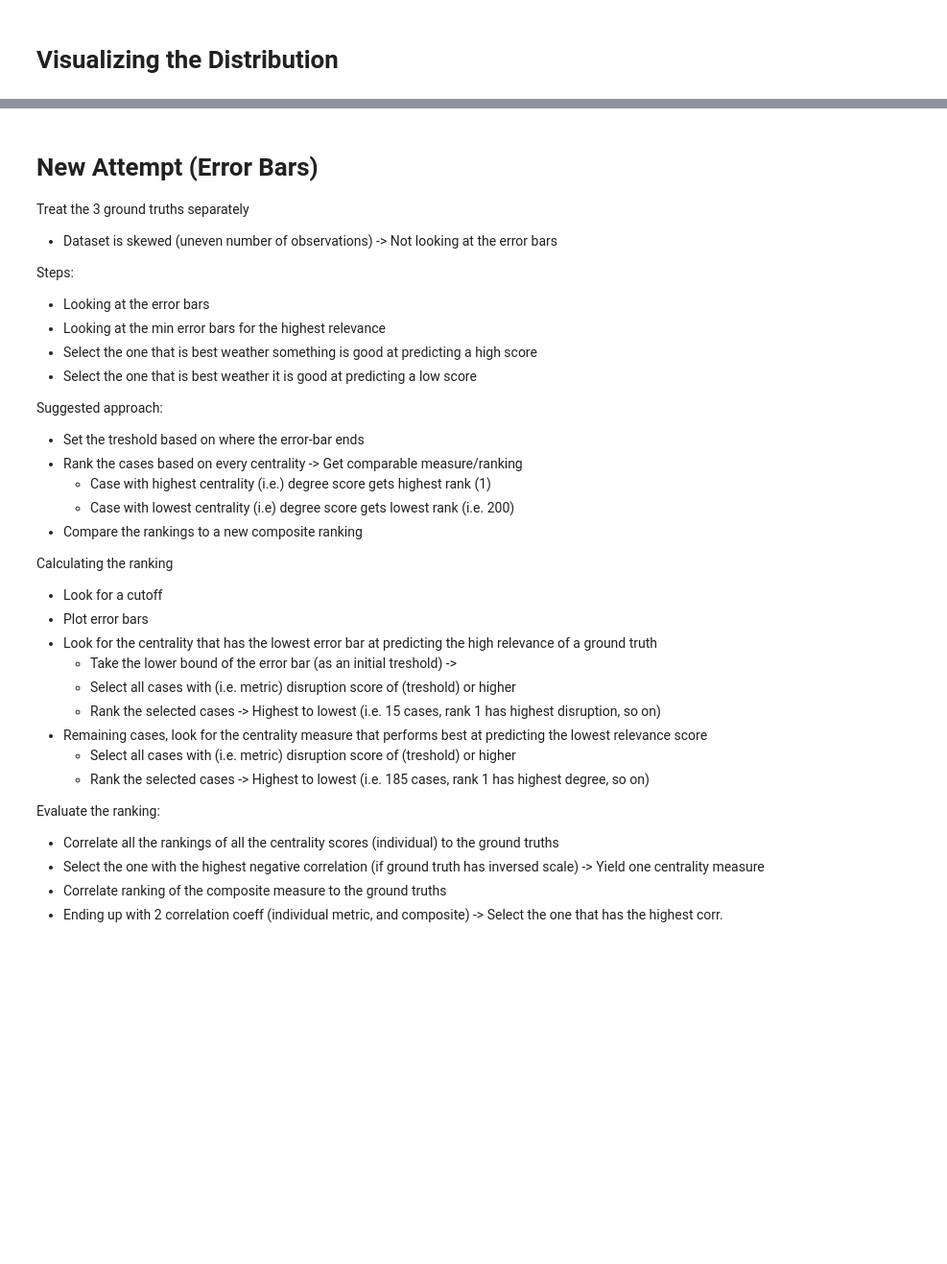
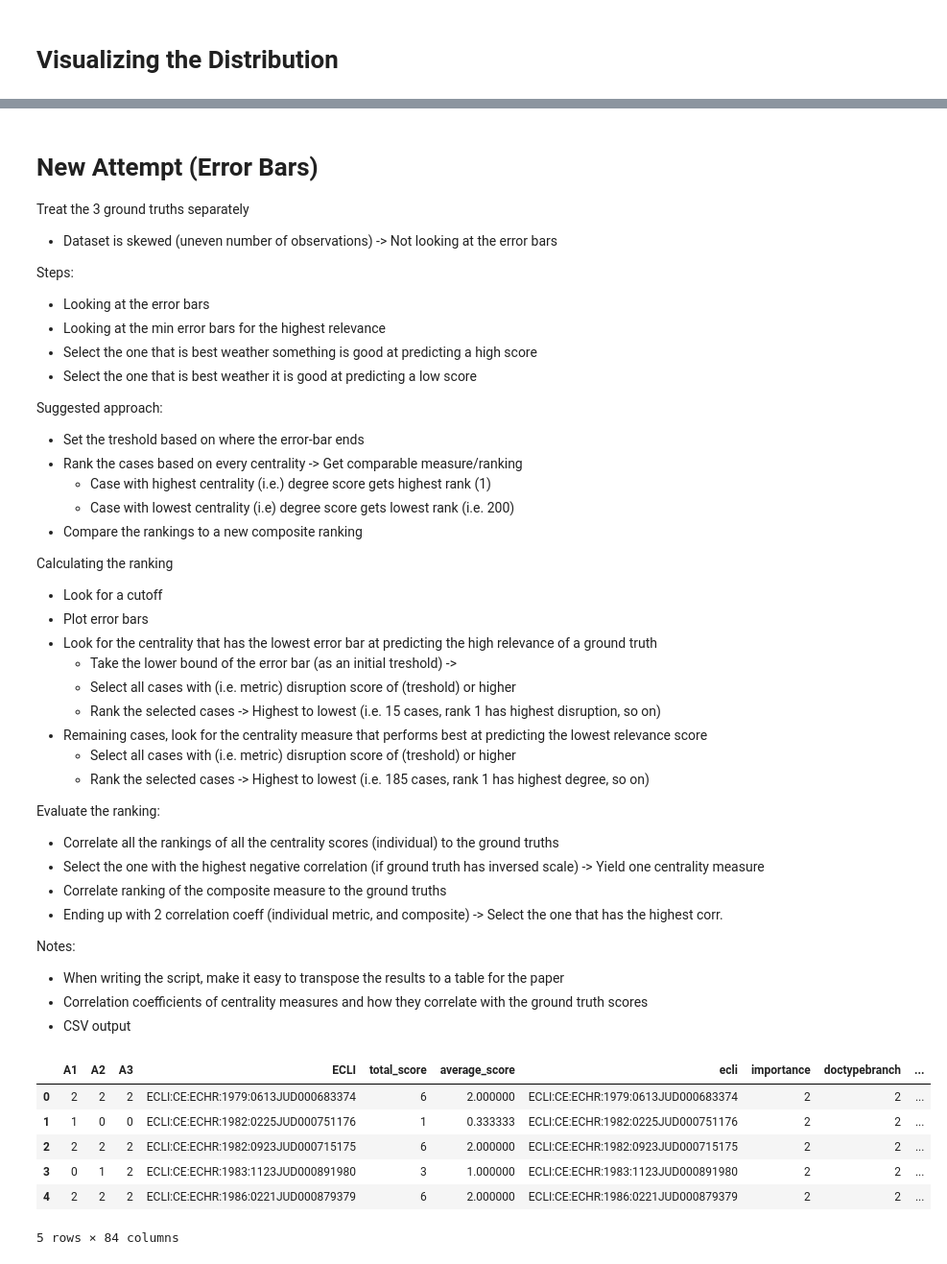
Before and after one commit to davidwickerhf/metricanalysis, a Jupyter notebook: notebooks/groundTruths.ipynb, the cells around one changed output, grey strips where cells are left out. Shown at 96% size. Saved outputs shown, nothing was run; the diff lists cells and outputs as text; code cells hidden in the pictures; blank space fills up the shorter version.

Commit message:
Results

```diff
--- a/notebooks/groundTruths.ipynb
+++ b/notebooks/groundTruths.ipynb
@@ -1151,3 +1161,19 @@ Evaluate the ranking:
 - Select the one with the highest negative correlation (if ground truth has inversed scale) -> Yield one centrality measure
 - Correlate ranking of the composite measure to the ground truths
 - Ending up with 2 correlation coeff (individual metric, and composite) -> Select the one that has the highest corr.
+
+Notes:
+- When writing the script, make it easy to transpose the results to a table for the paper
+- Correlation coefficients of centrality measures and how they correlate with the ground truth scores
+- CSV output
+# %%
+merged_df.describe()
+merged_df.head()
+# %% [output]
+|  | A1 | A2 | A3 | ECLI | total_score | average_score | ecli | importance | doctypebranch | ... |
+| 0 | 2 | 2 | 2 | ECLI:CE:ECHR:1979:0613JUD000683374 | 6 | 2.000000 | ECLI:CE:ECHR:1979:0613JUD000683374 | 2 | 2 | ... |
+| 1 | 1 | 0 | 0 | ECLI:CE:ECHR:1982:0225JUD000751176 | 1 | 0.333333 | ECLI:CE:ECHR:1982:0225JUD000751176 | 2 | 2 | ... |
+| 2 | 2 | 2 | 2 | ECLI:CE:ECHR:1982:0923JUD000715175 | 6 | 2.000000 | ECLI:CE:ECHR:1982:0923JUD000715175 | 2 | 2 | ... |
+| 3 | 0 | 1 | 2 | ECLI:CE:ECHR:1983:1123JUD000891980 | 3 | 1.000000 | ECLI:CE:ECHR:1983:1123JUD000891980 | 2 | 2 | ... |
+| 4 | 2 | 2 | 2 | ECLI:CE:ECHR:1986:0221JUD000879379 | 6 | 2.000000 | ECLI:CE:ECHR:1986:0221JUD000879379 | 2 | 2 | ... |
+5 rows × 84 columns
```
Also changed, not shown: parts of 5 cells of this notebook, 6 other files.
